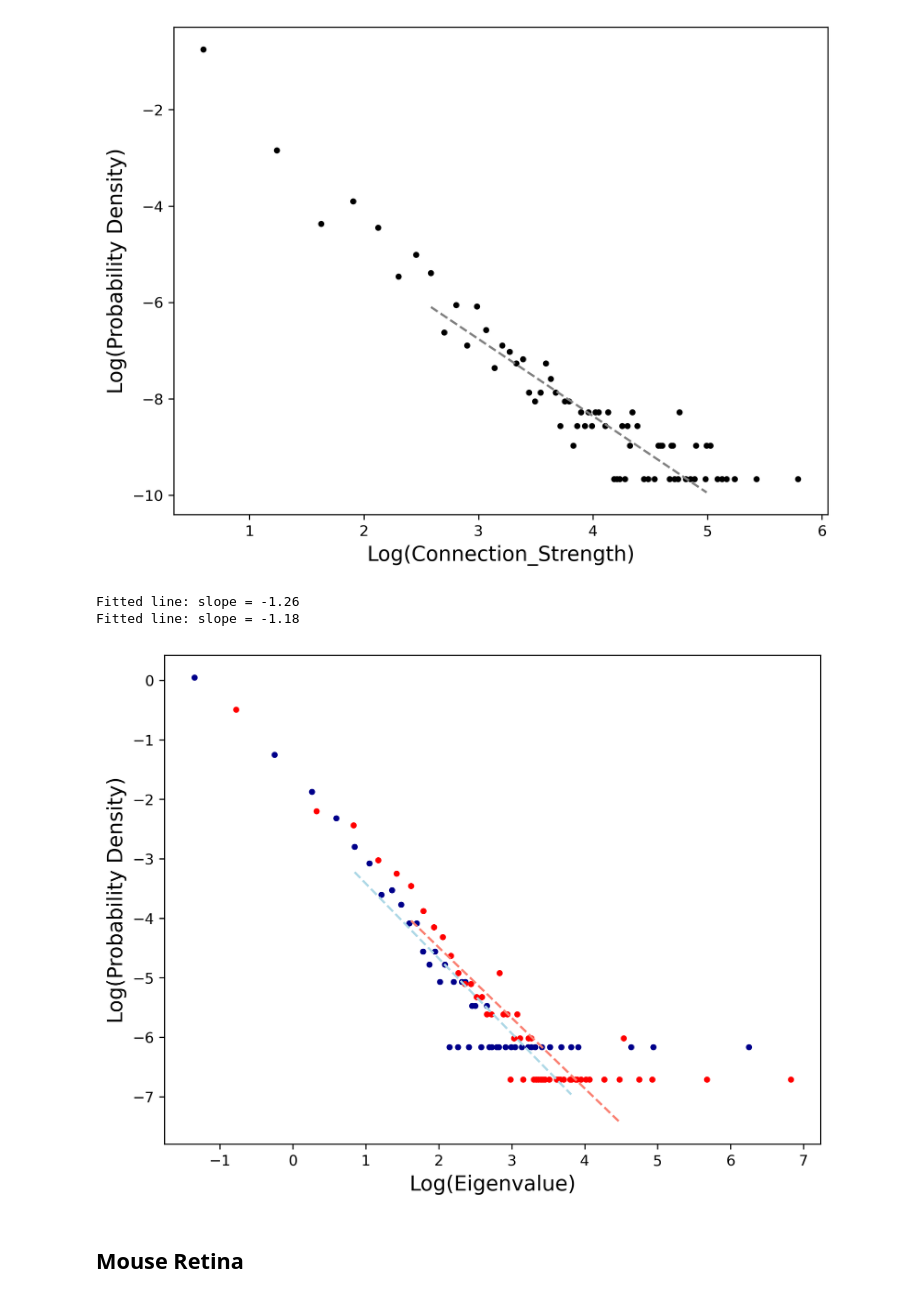
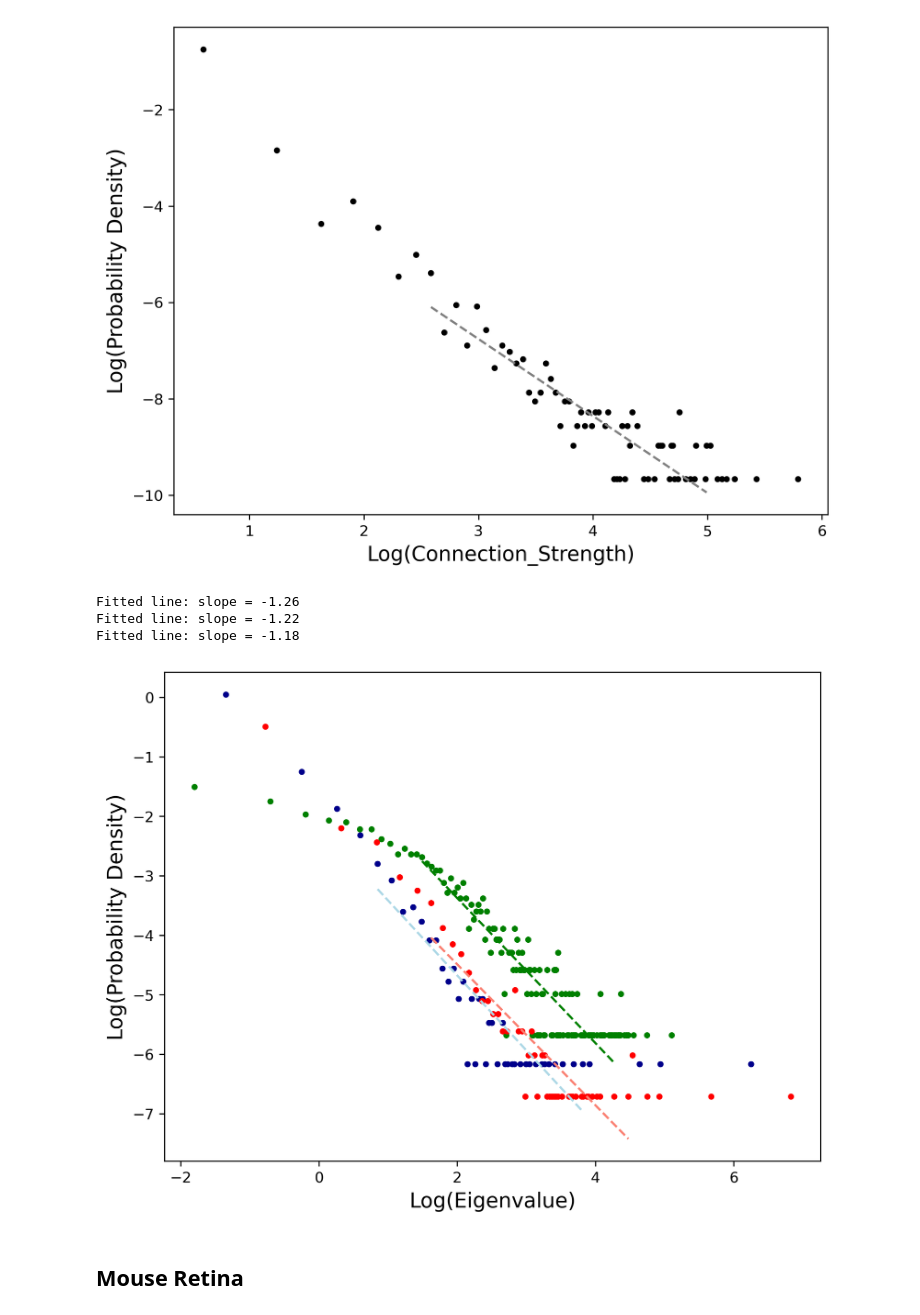
Before and after one commit to lhtPeking/The-Propagation-of-Power-Law-Distribution-in-Neural-Networks, a Jupyter notebook: Eigen_Static.ipynb, the cells around one changed output. Drawn from its saved outputs; the diff is of its cells as text; code cells hidden in the pictures.

```diff
--- a/Eigen_Static.ipynb
+++ b/Eigen_Static.ipynb
@@ -40,6 +40,9 @@ print("drosophila_optic_medull connection matrix shape:", connection_matrix_dros
 ## -- compute eigenspectrum -- ##
 eigenvalue_list_drosophila_optic_medulla = ConnectomeAnalysis.compute_eigenspectrum(connection_matrix_drosophila_optic_medulla, symmetrization=True)
 
+## -- compute shuffled eigenspectrum -- ##
+eigenvalue_list_shuffled_drosophila_optic_medulla = ConnectomeAnalysis.compute_shuffled_eigenspectrum(connection_matrix_drosophila_optic_medulla, symmetrization=True, shuffle_diagonal=True, seed=42)
+
 ## -- compute brunel weighted eigenspectrum -- ##
 brunel_weighted_eigenvalue_list_drosophila_optic_medulla = ConnectomeAnalysis.compute_brunel_weight_eigenspectrum(connection_matrix_drosophila_optic_medulla, symmetrization=True, neg_fraction=1/5, scale=4.0, seed=42)
 # %% [output]
@@ -76,34 +79,54 @@ slope1, intercept1, ax_1 = PlotMethod.log_log_plot(
         higherbound=0.9,
         num_points=1000, # interception point number
         density=True,
         color_scatter="darkblue",
         color_fit="lightblue",
         show=False,
         ax=None,
         return_params=True,
         xlabel="Log(Eigenvalue)"
         )
 
 _ = PlotMethod.log_log_plot(
+        eigenvalue_list_shuffled_drosophila_optic_medulla, # list or matrix
+        bin_num=500,
+        regression=True,
+        range_=None, # tuple: (min,max)
+        lowerbound=0.1,
+        higherbound=0.9,
+        num_points=1000, # interception point number
+        density=True,
+        color_scatter="green",
+        color_fit="green",
+        show=False,
+        ax=ax_1,
+        return_params=True,
+        xlabel="Log(Eigenvalue)"
+        )
+
+
+
+_ = PlotMethod.log_log_plot(
         brunel_weighted_eigenvalue_list_drosophila_optic_medulla, # list or matrix
         bin_num=1000,
         regression=True,
         range_=None, # tuple: (min,max)
         lowerbound=0.1,
         higherbound=0.9,
         num_points=1000, # interception point number
         density=True,
         color_scatter="red",
         color_fit="salmon",
         show=True,
         ax=ax_1,
         return_params=True,
         xlabel="Log(Eigenvalue)"
         )
 # %% [output]
 Fitted line: slope = -1.26
+Fitted line: slope = -1.22
 Fitted line: slope = -1.18
-[figure, old version]
+[figure, new version]
 # %% [markdown]
 ## Mouse Retina
 # %%
```
